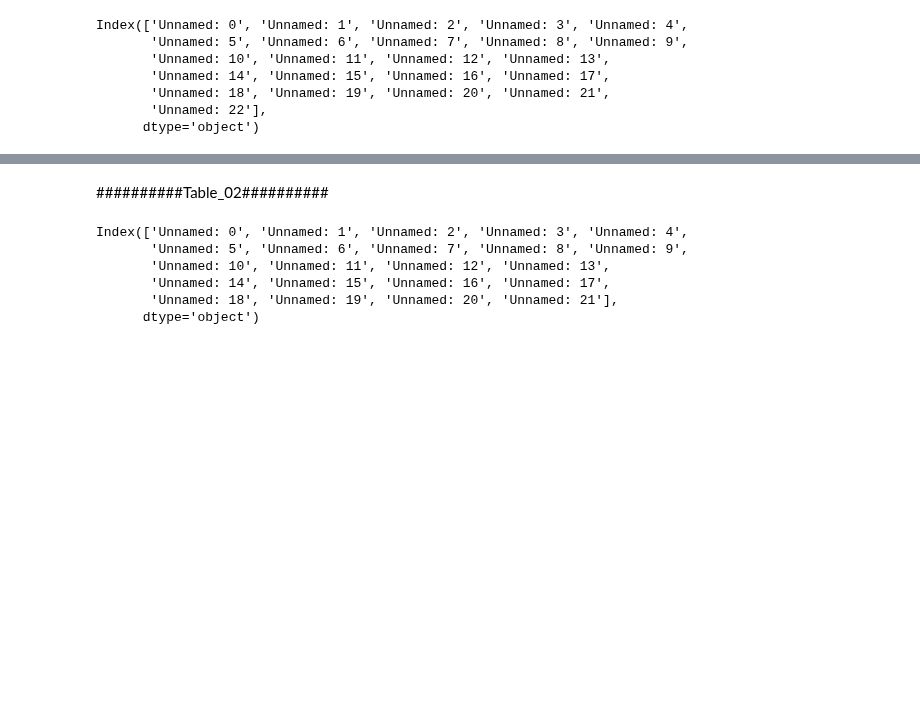
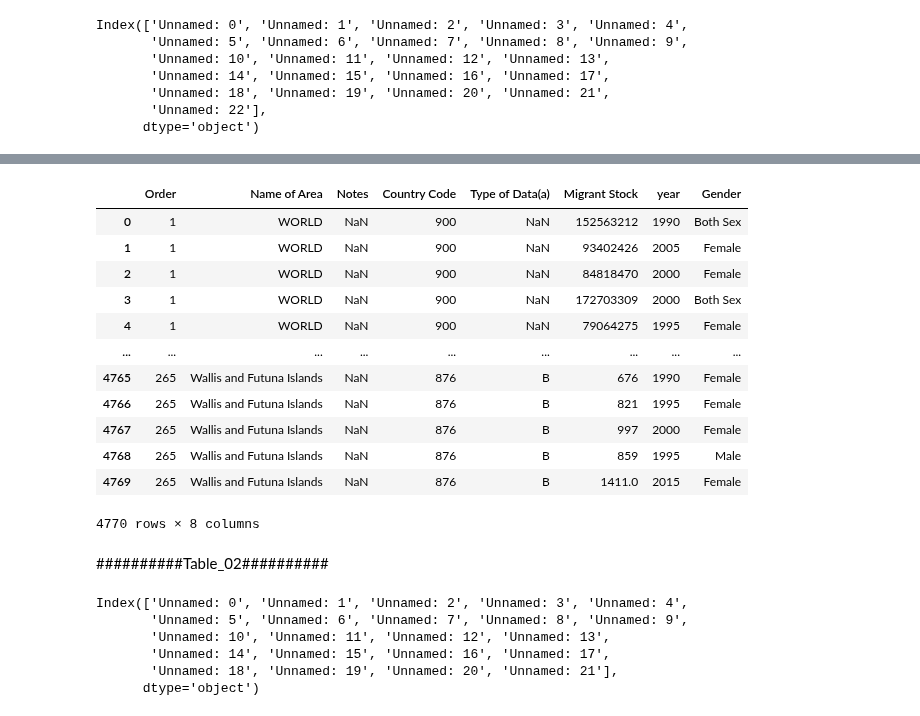
Before and after one commit to zhenwujason/inf1340-ZhenWuJason-Project, a Jupyter notebook: MID__Sub_YankeMo.ipynb, the cells around one changed output, grey strips where cells are left out. Cells and saved outputs as stored; diff of their text form; code cells hidden in the pictures; blank space fills up the shorter version.

```diff
--- a/MID__Sub_YankeMo.ipynb
+++ b/MID__Sub_YankeMo.ipynb
@@ -48,6 +106,20 @@ tidy_table_01
 # %%
 tidy_table_01=(tidy_table_01.assign(year = lambda x: x.Year.str[:4].astype(str), Gender = lambda x: x.Year.str[18:].astype(str)).drop("Year",axis=1))
-tidy_table_01 #Separate the Year cloumns into year, gemder, migrant stock
+tidy_table_01.sort_values(by ='Order').reset_index().drop(columns = 'index') #Separate the Year cloumns into year, gemder, migrant stock
+# %% [output]
+|  | Order | Name of Area | Notes | Country Code | Type of Data(a) | Migrant Stock | year | Gender |
+| 0 | 1 | WORLD | NaN | 900 | NaN | 152563212 | 1990 | Both Sex |
+| 1 | 1 | WORLD | NaN | 900 | NaN | 93402426 | 2005 | Female |
+| 2 | 1 | WORLD | NaN | 900 | NaN | 84818470 | 2000 | Female |
+| 3 | 1 | WORLD | NaN | 900 | NaN | 172703309 | 2000 | Both Sex |
+| 4 | 1 | WORLD | NaN | 900 | NaN | 79064275 | 1995 | Female |
+| ... | ... | ... | ... | ... | ... | ... | ... | ... |
+| 4765 | 265 | Wallis and Futuna Islands | NaN | 876 | B | 676 | 1990 | Female |
+| 4766 | 265 | Wallis and Futuna Islands | NaN | 876 | B | 821 | 1995 | Female |
+| 4767 | 265 | Wallis and Futuna Islands | NaN | 876 | B | 997 | 2000 | Female |
+| 4768 | 265 | Wallis and Futuna Islands | NaN | 876 | B | 859 | 1995 | Male |
+| 4769 | 265 | Wallis and Futuna Islands | NaN | 876 | B | 1411.0 | 2015 | Female |
+4770 rows × 8 columns
 # %% [markdown]
 ##########Table_02##########
 # %%
```
Also changed, not shown: parts of 7 cells of this notebook.
